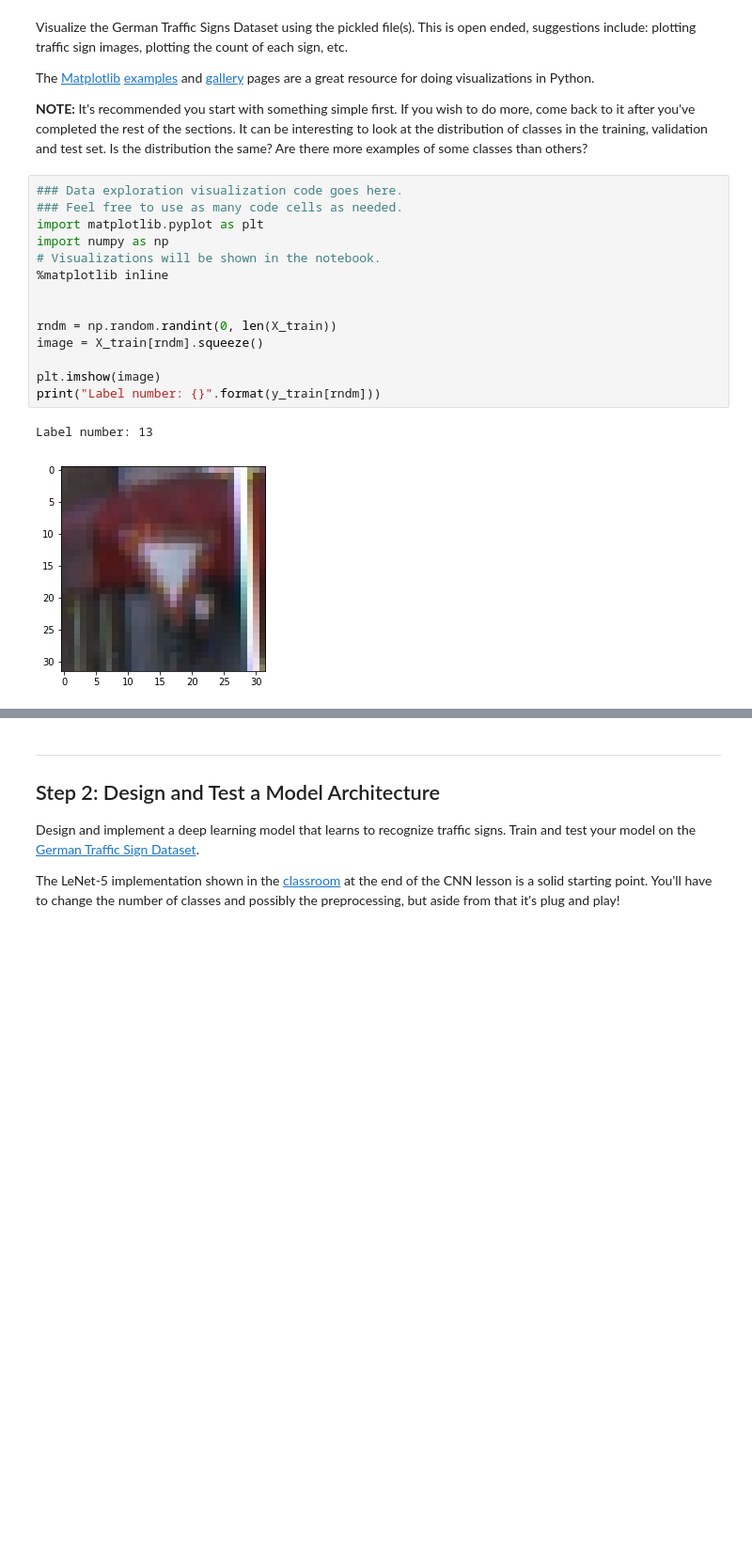
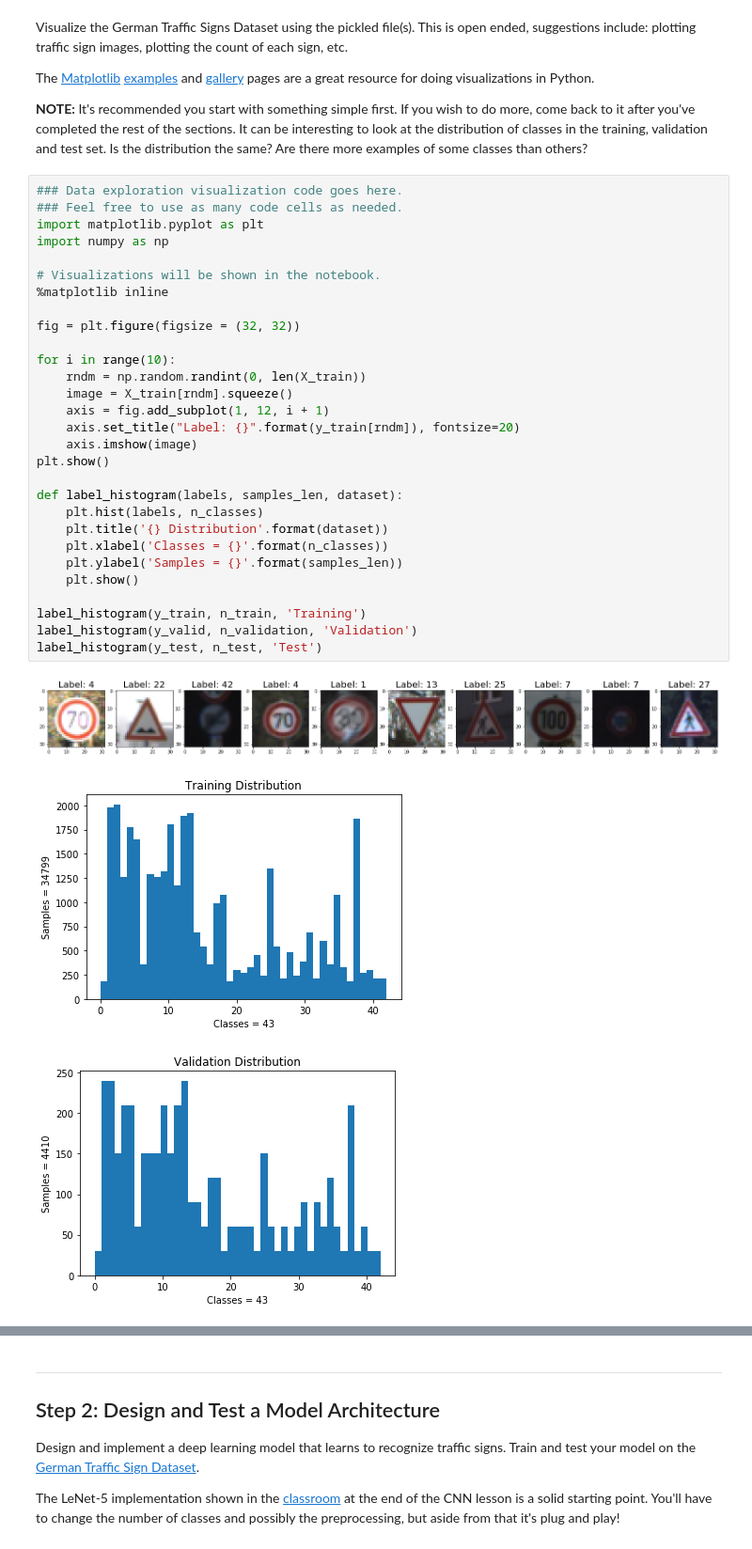
Before and after one commit to alex-lechner/CarND-TrafficSignClassifier-P2, a Jupyter notebook: TrafficSignClassifier-P2.ipynb, the cells around one changed output, grey strips where cells are left out. Shown: that part at 94% size. Saved outputs shown, nothing was run; the diff lists cells and outputs as text; blank space fills up the shorter version.

Commit message:
updated README and added exploratory visualization

```diff
--- a/TrafficSignClassifier-P2.ipynb
+++ b/TrafficSignClassifier-P2.ipynb
@@ -107,17 +107,33 @@ The [Matplotlib](http://matplotlib.org/) [examples](http://matplotlib.org/exampl
 # %%
 ### Data exploration visualization code goes here.
 ### Feel free to use as many code cells as needed.
 import matplotlib.pyplot as plt
 import numpy as np
+
 # Visualizations will be shown in the notebook.
 %matplotlib inline
 
+fig = plt.figure(figsize = (32, 32))
 
-rndm = np.random.randint(0, len(X_train))
-image = X_train[rndm].squeeze()
+for i in range(10):
+    rndm = np.random.randint(0, len(X_train))
+    image = X_train[rndm].squeeze()
+    axis = fig.add_subplot(1, 12, i + 1)
+    axis.set_title("Label: {}".format(y_train[rndm]), fontsize=20)
+    axis.imshow(image)
+plt.show()
 
-plt.imshow(image)
-print("Label number: {}".format(y_train[rndm]))
+def label_histogram(labels, samples_len, dataset):
+    plt.hist(labels, n_classes)
+    plt.title('{} Distribution'.format(dataset))
+    plt.xlabel('Classes = {}'.format(n_classes))
+    plt.ylabel('Samples = {}'.format(samples_len))
+    plt.show()
+
+label_histogram(y_train, n_train, 'Training')
+label_histogram(y_valid, n_validation, 'Validation')
+label_histogram(y_test, n_test, 'Test')
 # %% [output]
-Label number: 13
-[figure, old version]
+[figure, new version]
+[figure, added]
+[figure, added]
```
Also changed, not shown: parts of 2 cells of this notebook, 1 other file.
